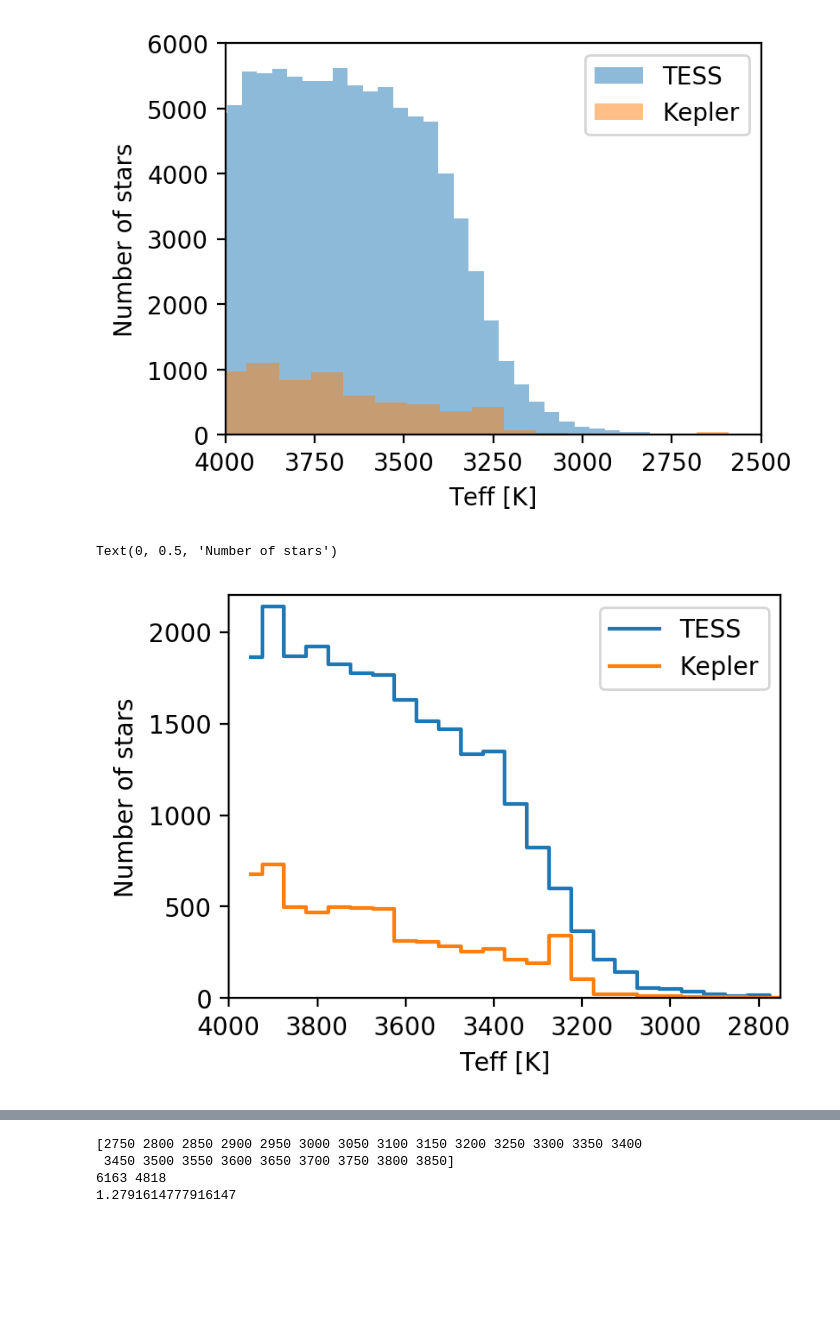
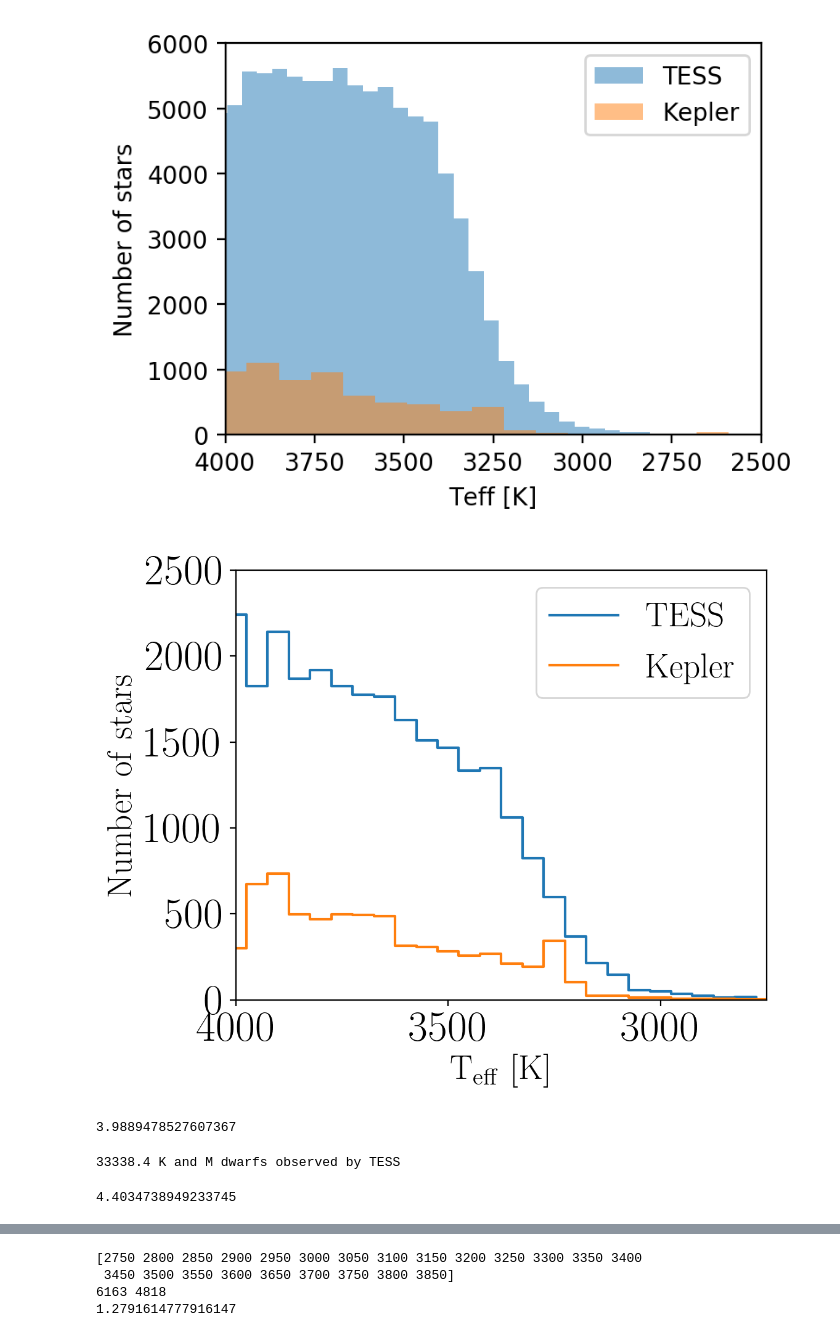
Before and after one commit to RuthAngus/TESS-rotation, a Jupyter notebook: code/notebooks/Exploring_CVZ_stars.ipynb, the cells around one changed output, grey strips where cells are left out. Saved outputs shown, nothing was run; the diff lists cells and outputs as text; code cells hidden in the pictures; blank space fills up the shorter version.

```diff
--- a/code/notebooks/Exploring_CVZ_stars.ipynb
+++ b/code/notebooks/Exploring_CVZ_stars.ipynb
@@ -74,23 +76,47 @@ plt.ylabel("Number of stars")
 Text(0, 0.5, 'Number of stars')
 [figure]
 # %%
-plt.figure(figsize=(4, 3), dpi=200)
+plotpar = {'axes.labelsize': 20,
+           'font.size': 22,
+           'legend.fontsize': 20,
+           'xtick.labelsize': 25,
+           'ytick.labelsize': 25,
+           'text.usetex': True}
+plt.rcParams.update(plotpar)
+
+teff_lim = 4100
+
+plt.figure(figsize=(6, 5), dpi=200)
 # H, bins, _ = plt.hist(df.Teff.values[(df.Tmag.values < 14) & (df.Teff.values < 4000) & (2750 < df.Teff.values)],
 #                       50, density=False, alpha=.5, label="TESS");
-bins = np.arange(2750, 4050, 50)
-HT, bins = np.histogram(df.Teff.values[
-    (df.Tmag.values < 14) & (df.Teff.values < 4050) & (2750 < df.Teff.values)],
+bins = np.arange(2750, teff_lim, 50)
+HT, bins = np.histogram(df.Teff.values[(df.Tmag.values < 14) & (df.Teff.values < teff_lim) & (2750 < df.Teff.values)],
                        bins=bins)
-plt.step(bins[:-1], HT*3.22, color="C0", where="mid", label="TESS");
-HK, bins = np.histogram(kepler.teff.values[(kepler.teff.values < 4050) & (2750 < kepler.teff.values)],
+plt.step(bins[:-1], HT*3.22, color="C0", where="mid", label="$\mathrm{TESS}$");
+HK, bins = np.histogram(kepler.teff.values[(kepler.teff.values < teff_lim) & (2750 < kepler.teff.values)],
                        bins=bins)
-plt.step(bins[:-1], HK, color="C1", where="mid", label="Kepler");
+plt.step(bins[:-1], HK, color="C1", where="mid", label="$\mathrm{Kepler}$");
 plt.legend()
 plt.gca().invert_xaxis()
 plt.xlim(4000, 2750)
-plt.ylim(0, 2200)
-plt.xlabel("Teff [K]")
-plt.ylabel("Number of stars")
+plt.ylim(0, 2500)
+plt.xlabel("$\mathrm{T_{eff}~[K]}$")
+plt.ylabel("$\mathrm{Number~of~stars}$")
+
+plt.tight_layout()
+plt.savefig("kepler_tess_comparison")
+plt.savefig("kepler_tess_comparison.pdf")
 # %% [output]
-Text(0, 0.5, 'Number of stars')
-[figure, old version]
+[figure, new version]
+# %%
+print(sum(HT)*3.22/sum(HK))
+# %% [output]
+3.9889478527607367
+# %%
+print(len(df.iloc[(df.Tmag.values < 14) & (df.Teff.values < 5280)])*.8, "K and M dwarfs observed by TESS")
+# %% [output]
+33338.4 K and M dwarfs observed by TESS
+# %%
+print(len(df.iloc[(df.Tmag.values < 14) & (df.Teff.values < 5280)])*3.22/len(kepler[(kepler.logg.values > 4.2) & (kepler.teff.values < 5280)]))
+# %% [output]
+4.4034738949233745
```
Also changed, not shown: parts of 4 cells of this notebook, 3 other files.
